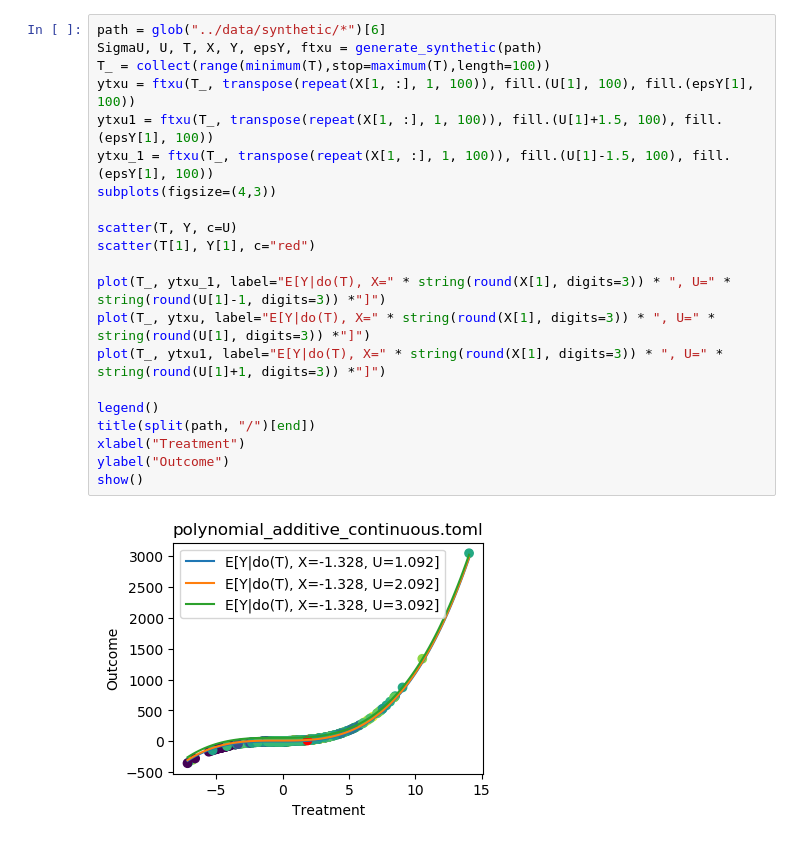
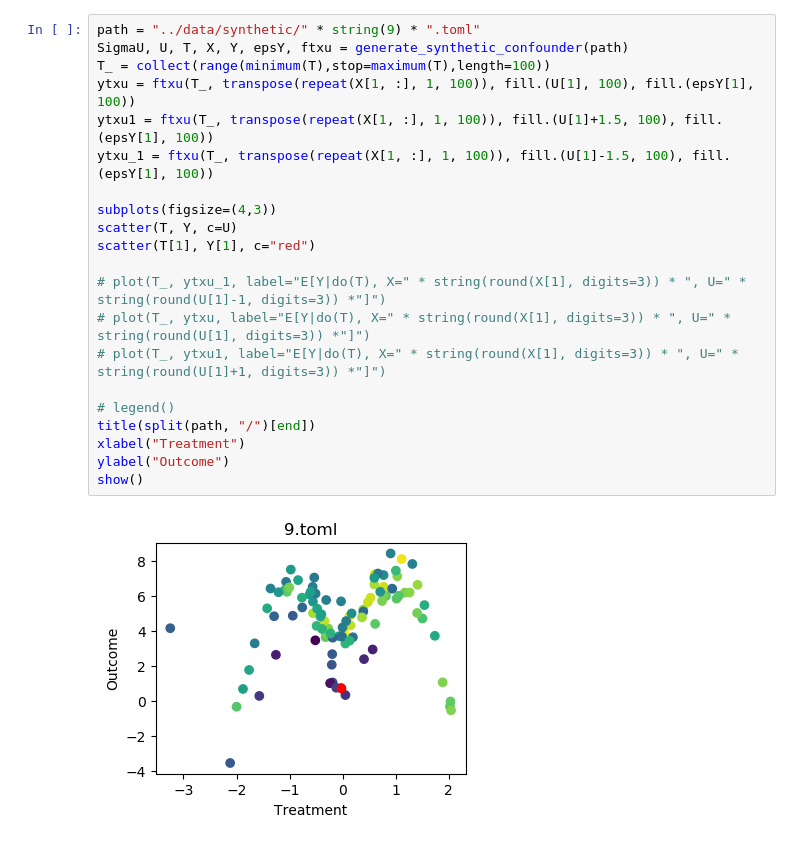
Before and after one commit to KDL-umass/CausalGPSLC.jl, a Jupyter notebook: analysis/generate_data.ipynb, the cells around one changed output. Saved outputs shown, nothing was run; the diff lists cells and outputs as text.

Commit message:
finetune parameters for data generation

```diff
--- a/analysis/generate_data.ipynb
+++ b/analysis/generate_data.ipynb
@@ -127,24 +203,24 @@ show()
 # %%
-path = glob("../data/synthetic/*")[6]
-SigmaU, U, T, X, Y, epsY, ftxu = generate_synthetic(path)
+path = "../data/synthetic/" * string(9) * ".toml"
+SigmaU, U, T, X, Y, epsY, ftxu = generate_synthetic_confounder(path)
 T_ = collect(range(minimum(T),stop=maximum(T),length=100))
 ytxu = ftxu(T_, transpose(repeat(X[1, :], 1, 100)), fill.(U[1], 100), fill.(epsY[1], 100))
 ytxu1 = ftxu(T_, transpose(repeat(X[1, :], 1, 100)), fill.(U[1]+1.5, 100), fill.(epsY[1], 100))
 ytxu_1 = ftxu(T_, transpose(repeat(X[1, :], 1, 100)), fill.(U[1]-1.5, 100), fill.(epsY[1], 100))
+
 subplots(figsize=(4,3))
-
 scatter(T, Y, c=U)
 scatter(T[1], Y[1], c="red")
 
-plot(T_, ytxu_1, label="E[Y|do(T), X=" * string(round(X[1], digits=3)) * ", U=" * string(round(U[1]-1, digits=3)) *"]")
-plot(T_, ytxu, label="E[Y|do(T), X=" * string(round(X[1], digits=3)) * ", U=" * string(round(U[1], digits=3)) *"]")
-plot(T_, ytxu1, label="E[Y|do(T), X=" * string(round(X[1], digits=3)) * ", U=" * string(round(U[1]+1, digits=3)) *"]")
+# plot(T_, ytxu_1, label="E[Y|do(T), X=" * string(round(X[1], digits=3)) * ", U=" * string(round(U[1]-1, digits=3)) *"]")
+# plot(T_, ytxu, label="E[Y|do(T), X=" * string(round(X[1], digits=3)) * ", U=" * string(round(U[1], digits=3)) *"]")
+# plot(T_, ytxu1, label="E[Y|do(T), X=" * string(round(X[1], digits=3)) * ", U=" * string(round(U[1]+1, digits=3)) *"]")
 
-legend()
+# legend()
 title(split(path, "/")[end])
 xlabel("Treatment")
 ylabel("Outcome")
 show()
 # %% [output]
-[figure, old version]
+[figure, new version]
 # %%
```
Also changed, not shown: parts of 16 cells of this notebook, 30 other files.
